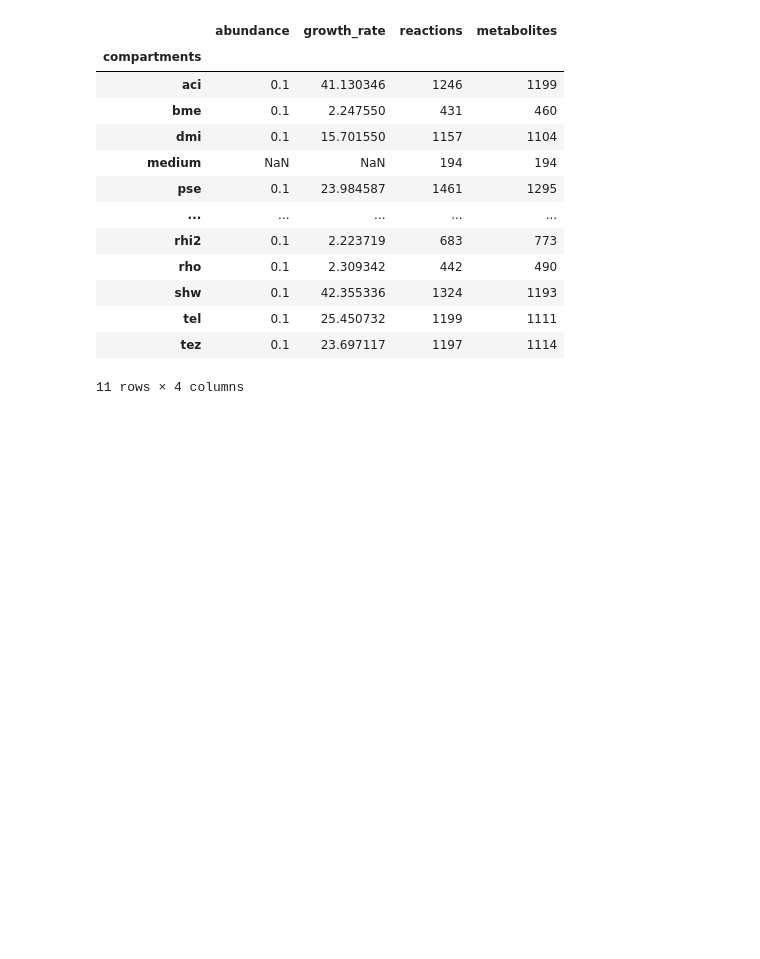
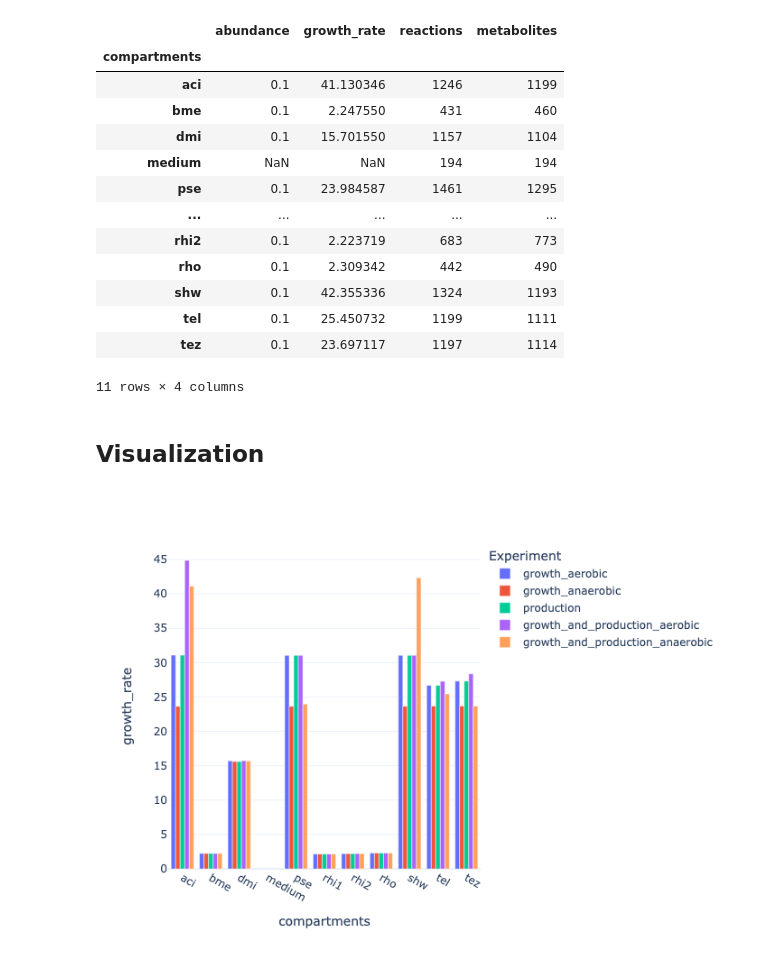
Before and after one commit to guillecg/mars-biofoundry, a Jupyter notebook: notebooks/03-MICOM.ipynb, the cells around one changed output. Saved outputs shown, nothing was run; the diff lists cells and outputs as text; code cells hidden in the pictures; blank space fills up the shorter version.

Commit message:
Add plot of MICOM results

```diff
--- a/notebooks/03-MICOM.ipynb
+++ b/notebooks/03-MICOM.ipynb
@@ -751,3 +751,49 @@ taxa:
 | tel | 0.1 | 25.450732 | 1199 | 1111 |
 | tez | 0.1 | 23.697117 | 1197 | 1114 |
 11 rows × 4 columns
+# %% [markdown]
+## Visualization
+# %%
+import glob
+
+import plotly.express as px
+
+
+glob_pattern = os.path.join(
+    output_dir,
+    "equal_abundances/*.csv"
+)
+
+plot_df = pd.DataFrame()
+
+for filename in glob.glob(glob_pattern):
+
+    file_df = pd.read_csv(filename)
+    file_df["Experiment"] = os.path.splitext(os.path.basename(filename))[0]
+
+    plot_df = pd.concat(
+        [plot_df, file_df],
+        axis=0,
+        ignore_index=True
+    )
+
+fig = px.bar(
+    data_frame=plot_df,
+    x="compartments",
+    y="growth_rate",
+    color="Experiment",
+    barmode="group",
+    category_orders={
+        "Experiment": [
+            "growth_aerobic",
+            "growth_anaerobic",
+            "production",
+            "growth_and_production_aerobic",
+            "growth_and_production_anaerobic"
+        ]
+    },
+    template=config["figures"]["template"]
+)
+fig.show("png")
+# %% [output]
+[figure, added]
```
